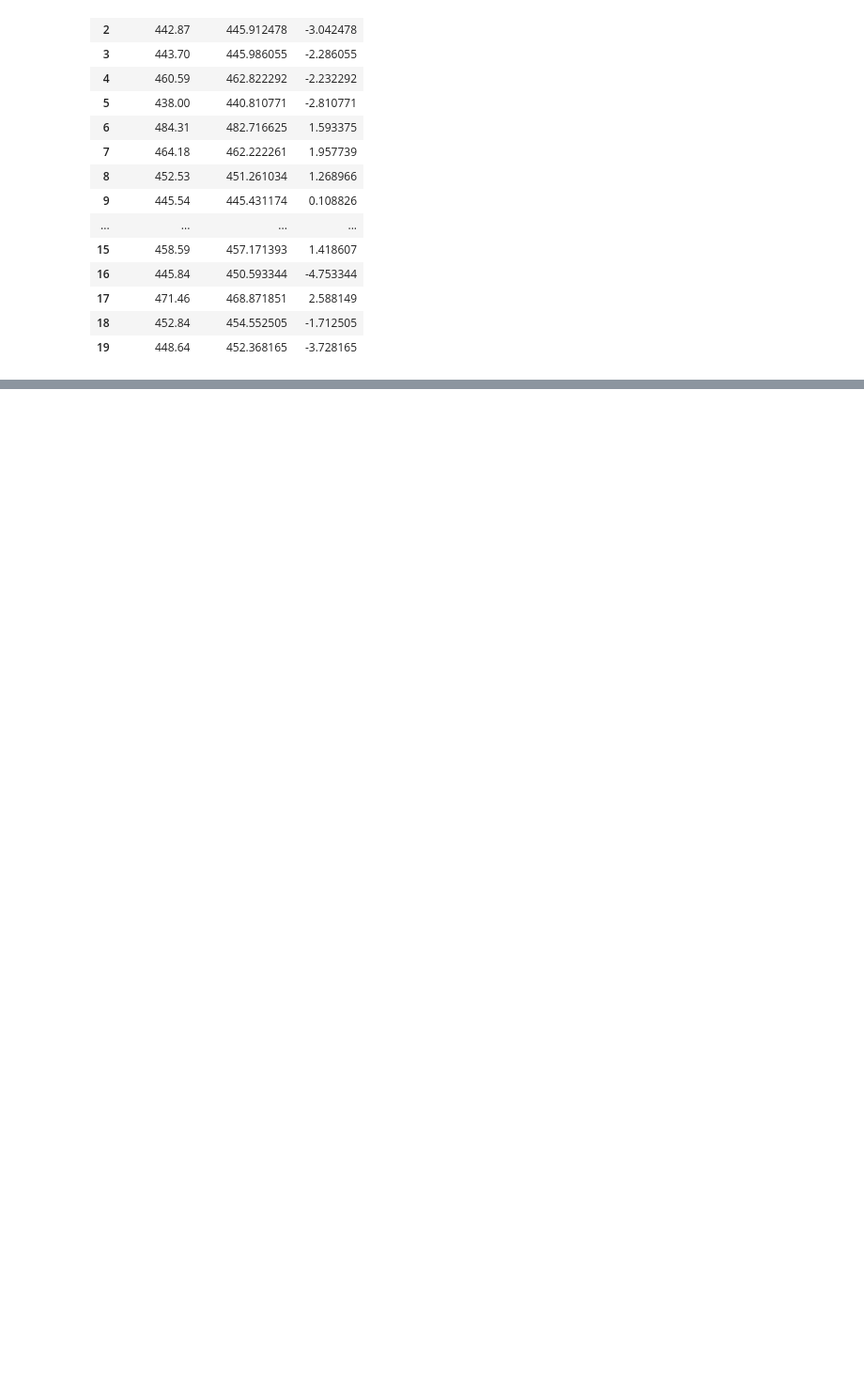
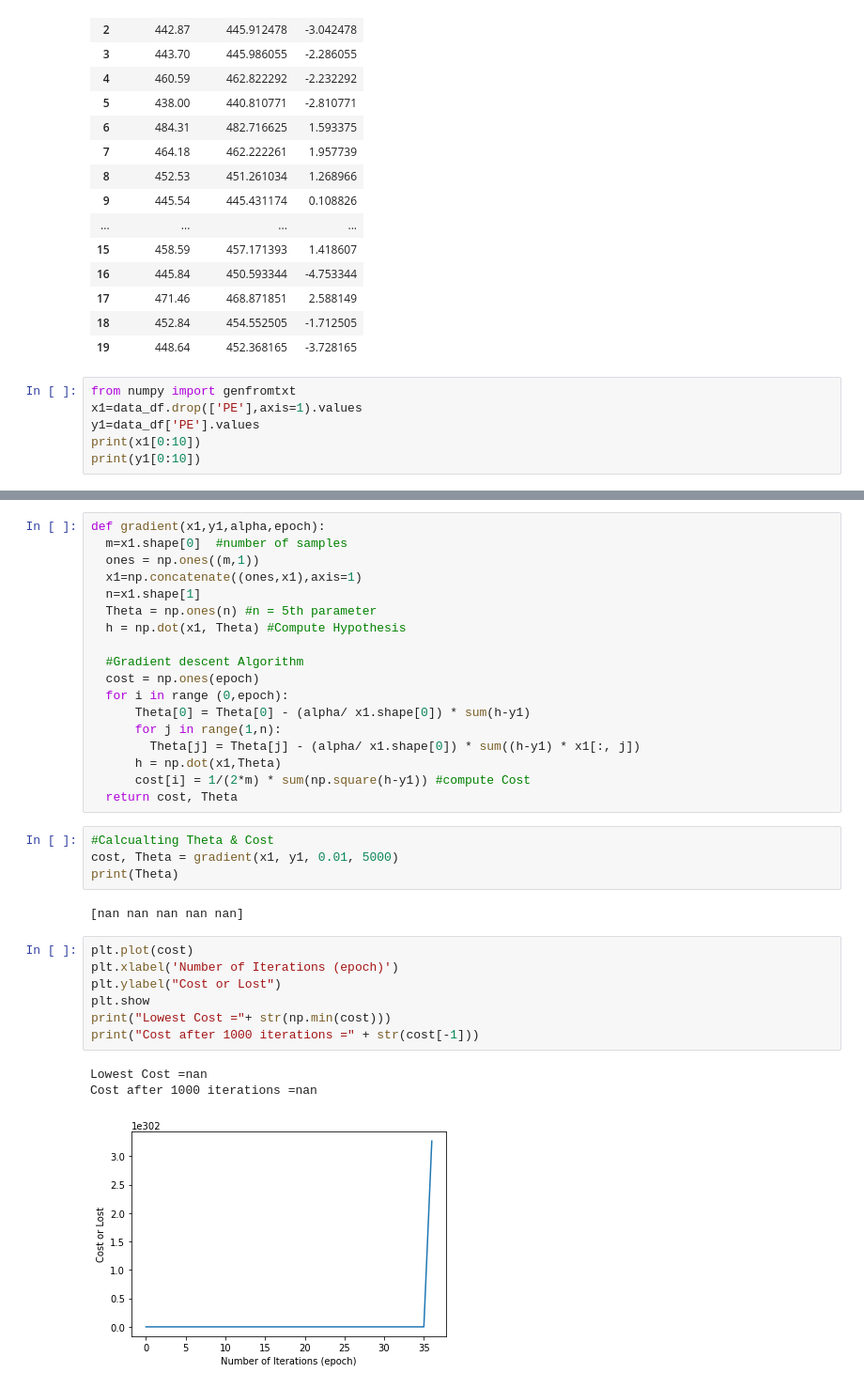
Before and after one commit to PanduDcau/PythonDeepSource, a Jupyter notebook: Jupiter Book/Cycle Power.ipynb, the cells around one changed output, grey strips where cells are left out. Shown: that part at 94% size. Cells and saved outputs as stored; diff of their text form; blank space fills up the shorter version.

```diff
--- a/Jupiter Book/Cycle Power.ipynb
+++ b/Jupiter Book/Cycle Power.ipynb
@@ -155,3 +193,9 @@ pred_y_df[0:20]
 | 17 | 471.46 | 468.871851 | 2.588149 |
 | 18 | 452.84 | 454.552505 | -1.712505 |
 | 19 | 448.64 | 452.368165 | -3.728165 |
+# %%
+from numpy import genfromtxt
+x1=data_df.drop(['PE'],axis=1).values
+y1=data_df['PE'].values
+print(x1[0:10])
+print(y1[0:10])
@@ -157,0 +214,35 @@ pred_y_df[0:20]
+# %%
+def gradient(x1,y1,alpha,epoch):
+  m=x1.shape[0]  #number of samples
+  ones = np.ones((m,1))
+  x1=np.concatenate((ones,x1),axis=1)
+  n=x1.shape[1]
+  Theta = np.ones(n) #n = 5th parameter
+  h = np.dot(x1, Theta) #Compute Hypothesis
+
+  #Gradient descent Algorithm
+  cost = np.ones(epoch)
+  for i in range (0,epoch):
+      Theta[0] = Theta[0] - (alpha/ x1.shape[0]) * sum(h-y1)
+      for j in range(1,n):
+        Theta[j] = Theta[j] - (alpha/ x1.shape[0]) * sum((h-y1) * x1[:, j])
+      h = np.dot(x1,Theta)
+      cost[i] = 1/(2*m) * sum(np.square(h-y1)) #compute Cost
+  return cost, Theta
+# %%
+#Calcualting Theta & Cost
+cost, Theta = gradient(x1, y1, 0.01, 5000)
+print(Theta)
+# %% [output]
+[nan nan nan nan nan]
+# %%
+plt.plot(cost)
+plt.xlabel('Number of Iterations (epoch)')
+plt.ylabel("Cost or Lost")
+plt.show
+print("Lowest Cost ="+ str(np.min(cost)))
+print("Cost after 1000 iterations =" + str(cost[-1]))
+# %% [output]
+Lowest Cost =nan
+Cost after 1000 iterations =nan
+[figure, added]
```
Also changed, not shown: parts of 7 cells of this notebook.
